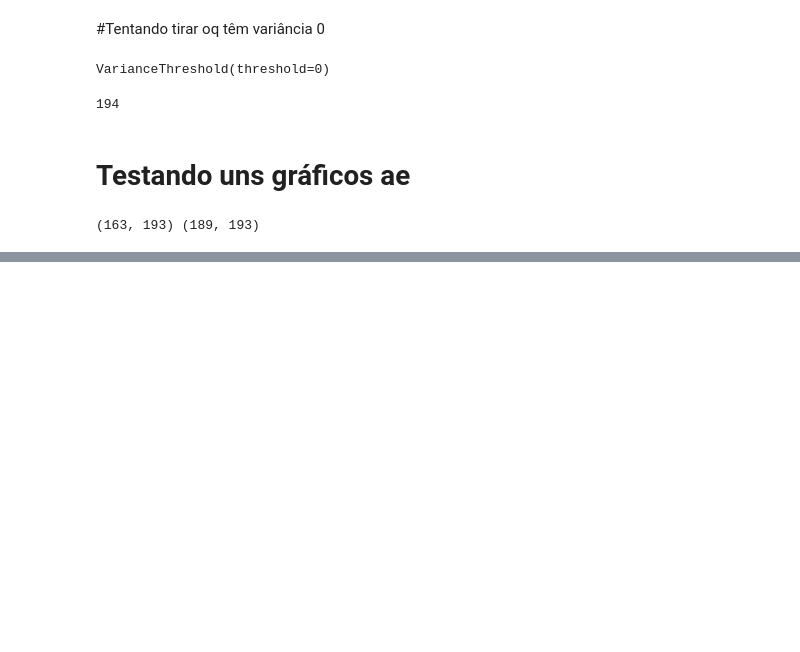
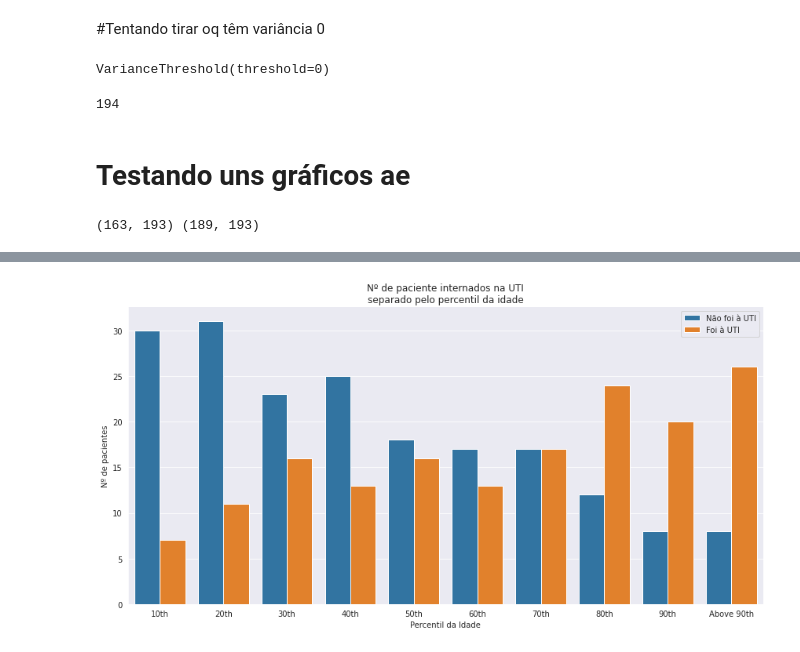
Before and after one commit to arturcgs/bootcamp-data-science-aplicada3, a Jupyter notebook: Projetos/Projeto_Final_Testes.ipynb, the cells around one changed output, grey strips where cells are left out. Saved outputs shown, nothing was run; the diff lists cells and outputs as text; code cells hidden in the pictures; blank space fills up the shorter version.

```diff
--- a/Projetos/Projeto_Final_Testes.ipynb
+++ b/Projetos/Projeto_Final_Testes.ipynb
@@ -164,0 +265,18 @@ plt.show()
+# %%
+order = [0, 1, 2, 3, 4, 5, 6, 7, 8, 9]
+
+ax = sns.catplot(x = 'AGE_PERCENTIL', data = dados_limpos, kind = 'count', hue='ICU',
+                 order = order, height = 6, aspect = 2, legend = False).set(title = 'Nº de paciente internados na UTI\nseparado pelo percentil da idade')
+
+#Labels Eixos
+ax.set(xlabel='Percentil da Idade', ylabel='Nº de pacientes')
+
+#Nome barras
+ax.set(xticklabels=['10th', '20th', '30th', '40th', '50th', '60th', '70th', '80th', '90th', 'Above 90th'])
+
+#Arrumando Legenda
+plt.legend(title='', loc = 1, labels = ['Não foi à UTI', 'Foi à UTI'])
+
+plt.show()
+# %% [output]
+[figure, added]
```
Also changed, not shown: parts of 36 cells of this notebook.
